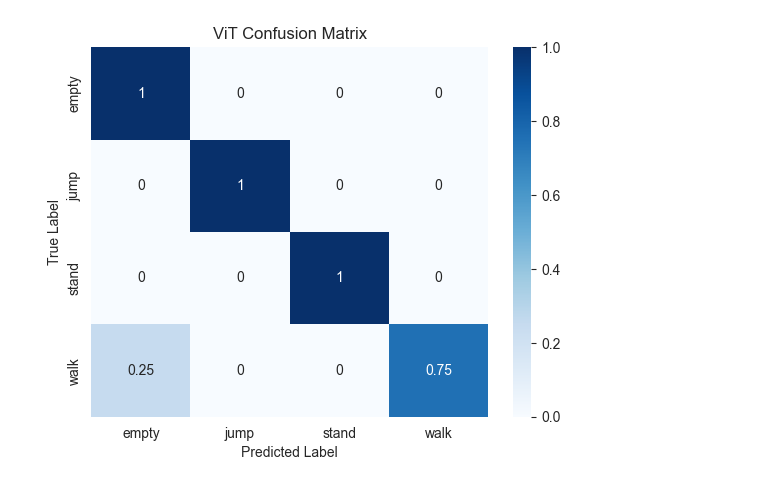
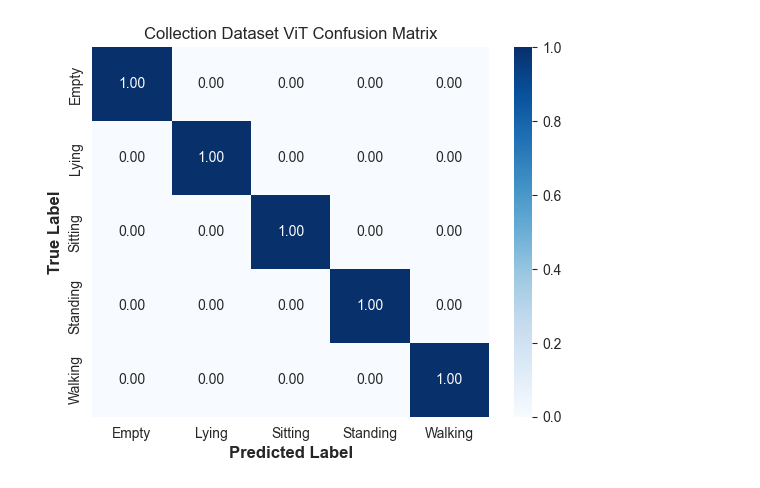
Before and after one commit to pjs990301/Wi-Fi-Few-shot-Benchmark, a Jupyter notebook: plot_confusion.ipynb, the cells around one changed output. Drawn from its saved outputs; the diff is of its cells as text; code cells hidden in the pictures.

```diff
--- a/plot_confusion.ipynb
+++ b/plot_confusion.ipynb
@@ -3,7 +3,8 @@ import pandas as pd
 import seaborn as sns
 import matplotlib.pyplot as plt
 # %%
-root_Name = "Result/Result_5_31"
+root_Name = "Result/Plot_data"
 # %%
-ReWiS_ProtoNet_confusion = pd.read_csv(root_Name + '/few-shot/ReWiS/ProtoNet/7/500/confusion.csv', index_col=0)
-ReWiS_ViT_confusion = pd.read_csv(root_Name + '/few-shot/ReWiS/ViT/7/500/confusion.csv', index_col=0)
+# ReWiS_ProtoNet_confusion = pd.read_csv(root_Name + '/few-shot/ReWiS/ProtoNet/7/500/confusion.csv', index_col=0)
+# ReWiS_ViT_confusion = pd.read_csv(root_Name + '/few-shot/ReWiS/ViT/7/500/confusion.csv', index_col=0)
+ReWiS_ViT_confusion = pd.read_csv(root_Name + '/few-shot/Home/ViT/train_s5_train_q5_test_s10_test_q5/confusion.csv', index_col=0)
@@ -37,11 +31,14 @@ plt.show()
 # %%
-categories = ['empty', 'jump', 'stand', 'walk']
-ax = sns.heatmap(ReWiS_ViT_confusion,annot=True,cmap='Blues')
+categories = ['Empty', 'Lying', 'Sitting', 'Standing', 'Walking']
+ax = sns.heatmap(ReWiS_ViT_confusion,annot=True, fmt='.2f', cmap='Blues')
 ax.xaxis.set_ticklabels(categories)
 ax.yaxis.set_ticklabels(categories)
-ax.set_xlabel("Predicted Label")
-ax.set_ylabel("True Label")
-ax.set(title = "ViT Confusion Matrix")
+ax.set_xlabel("Predicted Label", fontsize=12, fontweight='bold')
+ax.set_ylabel("True Label", fontsize=12, fontweight='bold')
+ax.set(title = "Collection Dataset ViT Confusion Matrix")
 plt.show()
+
+# plt.ylabel('Accuracy (%)', fontsize=12, fontweight='bold')
+# plt.xlabel('Support set / Query set', fontsize=12, fontweight='bold')
 # %% [output]
-[figure, old version]
+[figure, new version]
```
Also changed, not shown: parts of 4 cells of this notebook, 5 other files.
